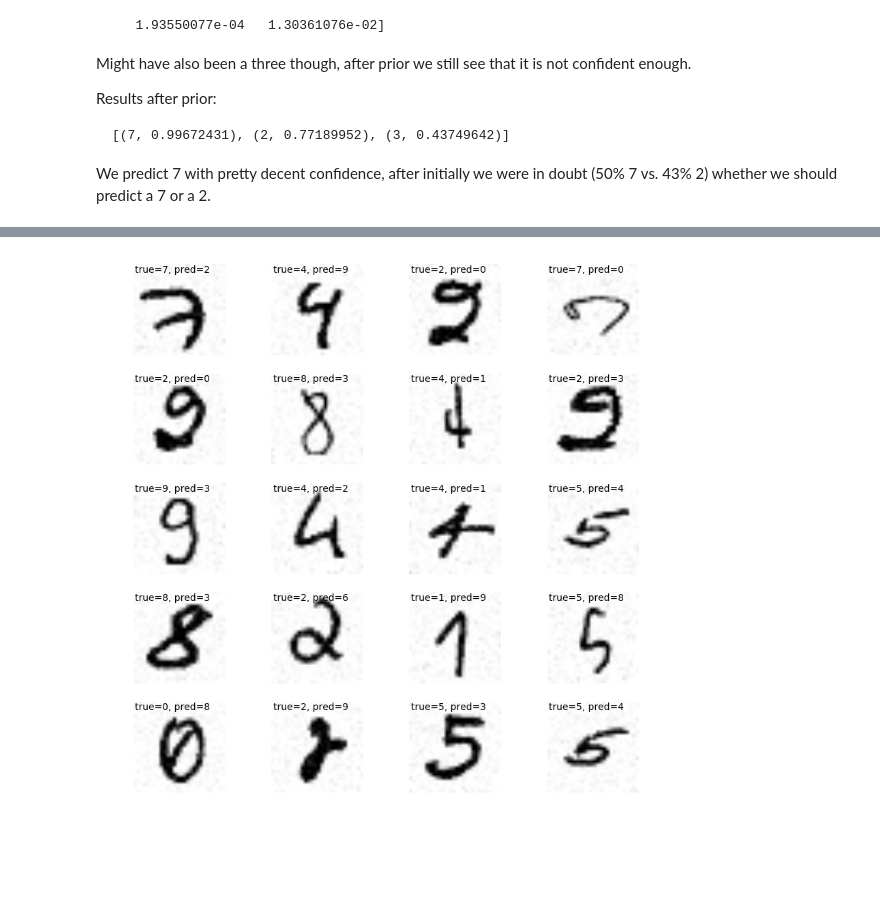
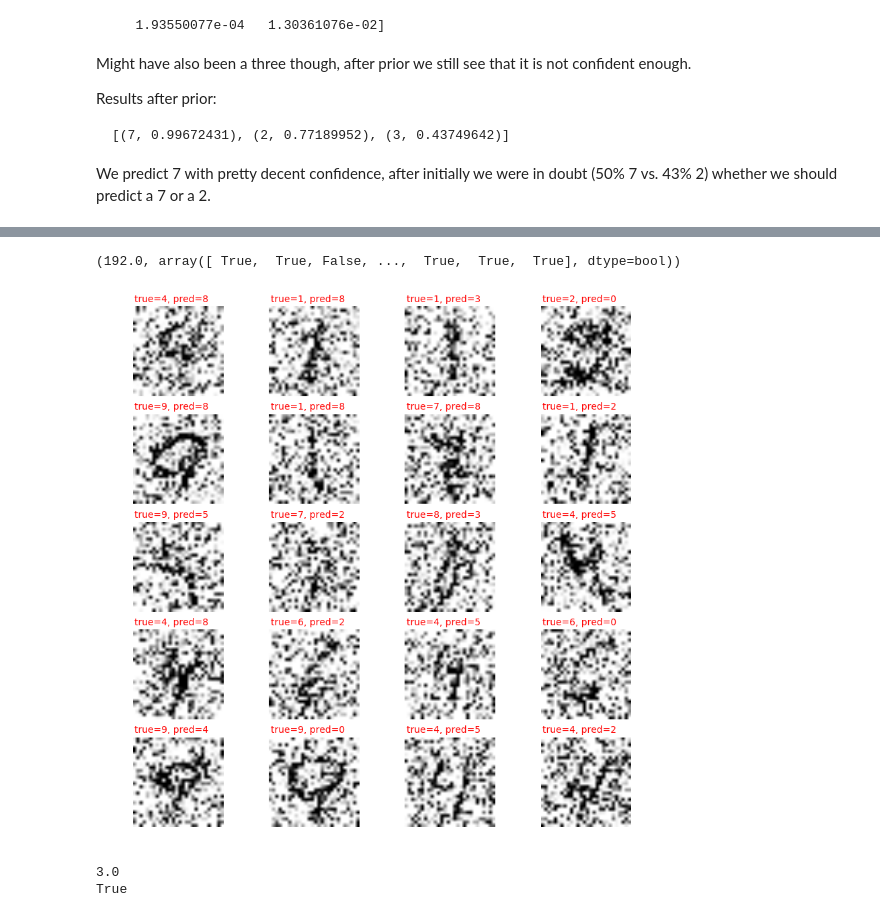
Before and after one commit to VincentRoest/capstone, a Jupyter notebook: Image_manipulation.ipynb, the cells around one changed output, grey strips where cells are left out. Drawn from its saved outputs; the diff is of its cells as text; code cells hidden in the pictures; blank space fills up the shorter version.

Commit message:
models birnn, timing, nicer noise plots etc.

```diff
--- a/Image_manipulation.ipynb
+++ b/Image_manipulation.ipynb
@@ -182,12 +176,19 @@ def eval_noisy_data(noise_vals, model_name):
     pred_list = []
     corr_list = []
     for i in range(len(noise_vals)):
-
         # pred_finals hold all the predictions
         if model_name=="conv":
-            final = sess.run(accuracy, feed_dict={x: x_noisy_test[i], y_: test_labels, keep_prob:1})
-            corr_pred = sess.run(correct_prediction, feed_dict={x: x_noisy_test[i], y_: test_labels, keep_prob:1})
-            pred_final = sess.run(y, feed_dict={x: x_noisy[i], keep_prob:1})
+            final = sess.run(accuracy, feed_dict={x: x_noisy_test[i], y_: test_labels, keep_prob:.5})
+            corr_pred = sess.run(correct_prediction, feed_dict={x: x_noisy_test[i], y_: test_labels, keep_prob:.5})
+            pred_final = sess.run(y, feed_dict={x: x_noisy_test[i], keep_prob:.5})
+        # BIRNN model requires data to be in 28x28 format
+        elif model_name=="birnn":
+            x_data = x_noisy_test[i].copy()
+            # defined in models, 1st 28 = timesteps, 2nd is input size (from 28x28)
+            x_data = x_data.reshape((-1, 28, 28))
+            final = sess.run(accuracy, feed_dict={x: x_data, y_: test_labels})
+            corr_pred = sess.run(correct_prediction, feed_dict={x: x_data, y_: test_labels})
+            pred_final = sess.run(y, feed_dict={x: x_data})
         else:
             final = sess.run(accuracy, feed_dict={x: x_noisy[i], y_: labels})
             corr_pred = sess.run(correct_prediction, feed_dict={x: x_noisy[i], y_: labels})
@@ -290,7 +258,7 @@ def add_blob_occlusion(mnist_digits, occ_perc):
     of the mnist digits
     IN:
         (1) np array: the MNIST digit representations (n, 784)
-        (2) float: percentage of occlusion after Zeiler and Fergus [0, 1]
+        (2) float: percentage of occlusion after OReilly [0, 1]
     OUT:
         (1) np array: occluded training data (n, 784)
 
@@ -397,8 +365,10 @@ occ_percs = np.linspace(0,1,11)
 show_all_occluded_digits(occ_percs, digits, labels)
 # %%
 # so that we use the same occlusions all the time
+occ_percs = np.linspace(0,1,11)
 x_occ = np.zeros([len(occ_percs), len(digits), 784])
 for i in range(len(occ_percs)):
+    print occ_percs[i]
     x_occ[i] = add_blob_occlusion(digits[:], occ_percs[i])
 # %%
 x_occ_test = np.zeros([len(occ_percs), len(test_digits), 784])
@@ -996,14 +1092,17 @@ def visualize_wrongs(predictions, corrects, type_digits, plot_range=6):
 
             im = np.reshape(examples[i,:], [28,28])
             label = np.argmax(labels[i,:])
+
             pred_label = np.argmax(predictions[i,:])
             ax.imshow(im, cmap='Greys')
-            ax.text(0,2, 'true=' + str(label) + ', pred=' + str(pred_label))
+            ax.text(0,2, 'true=' + str(label) + ', pred=' + str(pred_label), color='red')
         if cntFalse==plot_range:
             break
 # %%
 # these are errors without noise
 # 0 for nsy = 0.0, 1 = 16, 2 = 32 ...... 12 = 192
-visualize_wrongs(one_layer_preds[1], one_layer_corrs[1], "nsy", 20)
+visualize_wrongs(one_layer_sqr_preds[12], one_layer_sqr_corrs[12], "nsy", 20)
+print one_layer_sqr_corrs[12]
 # %% [output]
+(192.0, array([ True,  True, False, ...,  True,  True,  True], dtype=bool))
-[figure, old version]
+[figure, new version]
@@ -1009,0 +1161,6 @@ visualize_wrongs(one_layer_preds[1], one_layer_corrs[1], "nsy", 20)
+# %%
+print preds_01[10][1][63]
+print corrs_01[10][1][63]
+# %% [output]
+3.0
+True
```
Also changed, not shown: parts of 48 cells of this notebook, 2 other files.
